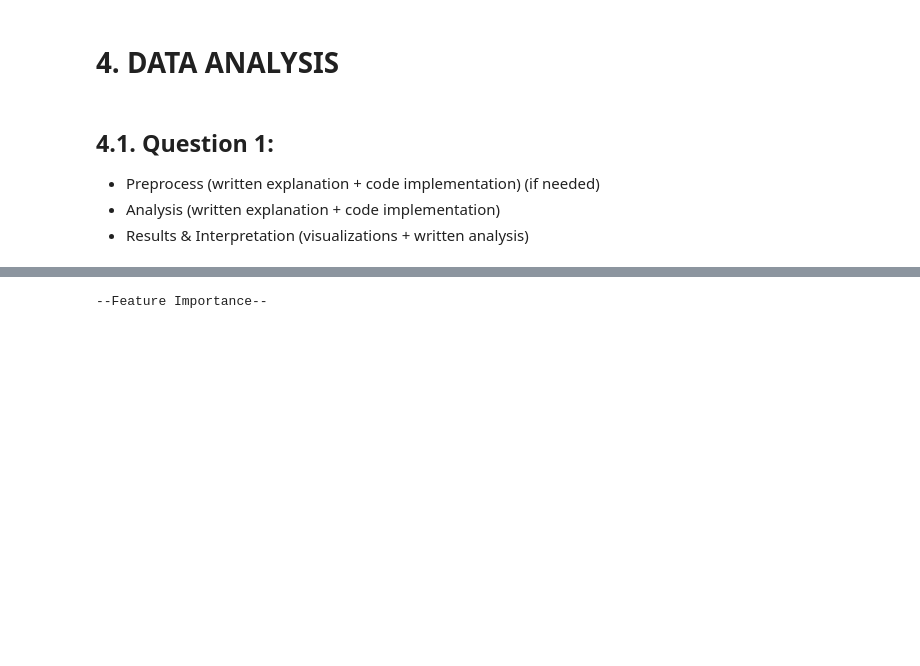
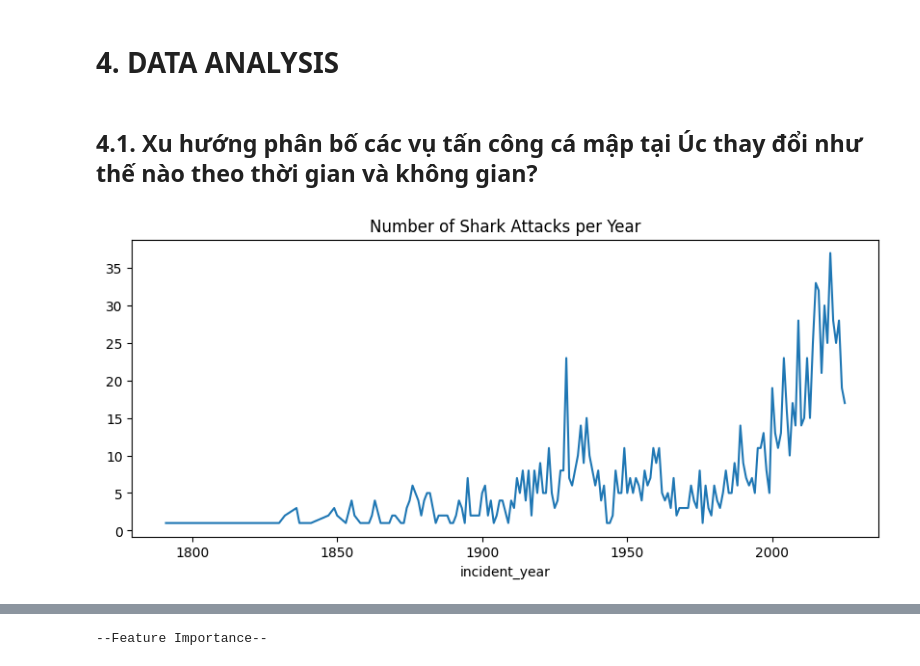
Before and after one commit to hvph-uyen/programming-for-data-science-project-group-9, a Jupyter notebook: source.ipynb, the cells around one changed output, grey strips where cells are left out. Cells and saved outputs as stored; diff of their text form; code cells hidden in the pictures; blank space fills up the shorter version.

```diff
--- a/source.ipynb
+++ b/source.ipynb
@@ -704,9 +693,5 @@ b. Lợi ích
 c. Những đối tượng sẽ quan tâm: các nhà khoa học dữ liệu, cơ quan an toàn biển, người đi biển, công chúng, v.v.
 # %% [markdown]
 # 4. DATA ANALYSIS
-# %% [markdown]
-## 4.1. Question 1:
-
-- Preprocess (written explanation + code implementation) (if needed)
-- Analysis (written explanation + code implementation)
-- Results & Interpretation (visualizations + written analysis)
+# %% [markdown]
+## 4.1. Xu hướng phân bố các vụ tấn công cá mập tại Úc thay đổi như thế nào theo thời gian và không gian?
@@ -712,0 +703,6 @@ c. Những đối tượng sẽ quan tâm: các nhà khoa học dữ liệu, cơ
+# %%
+df = pd.read_csv("data/processed/SharkIncident_processed.csv")
+# %%
+df.groupby("incident_year").size().plot(kind="line", figsize=(10,4), title="Number of Shark Attacks per Year");
+# %% [output]
+[figure, added]
```
Also changed, not shown: parts of 89 cells of this notebook.
